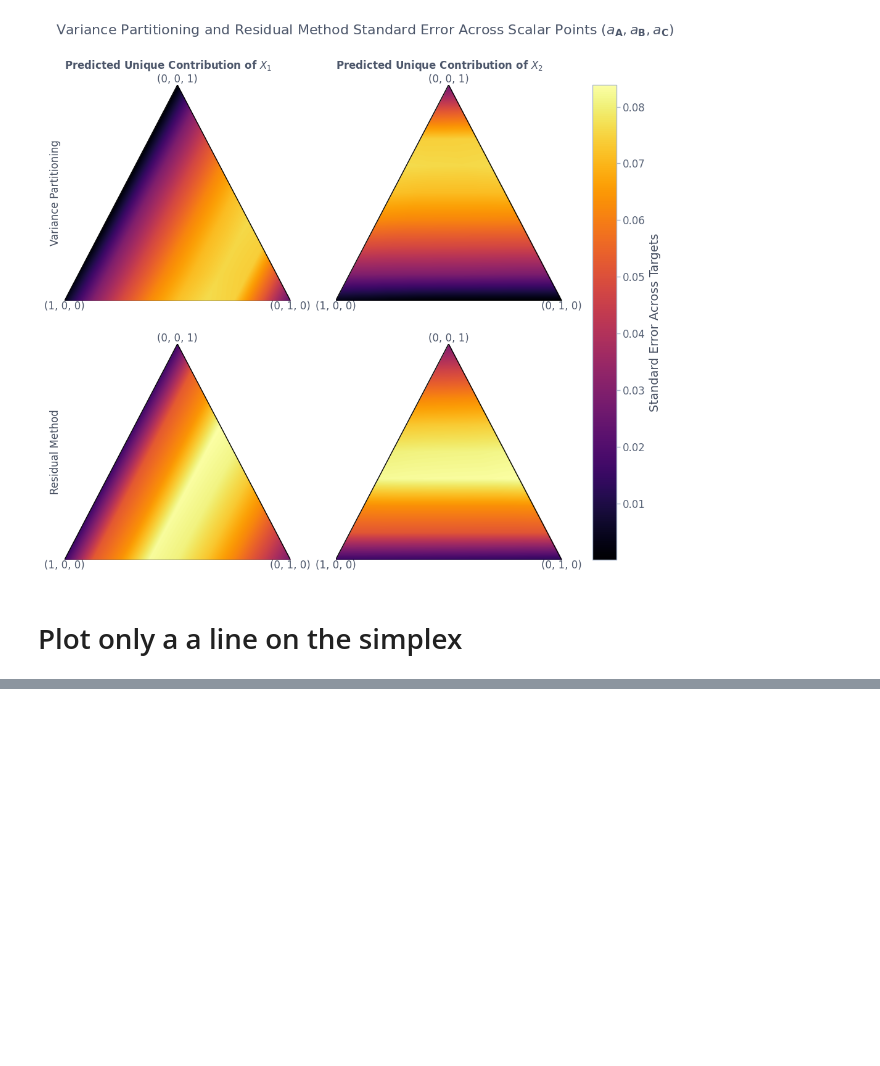
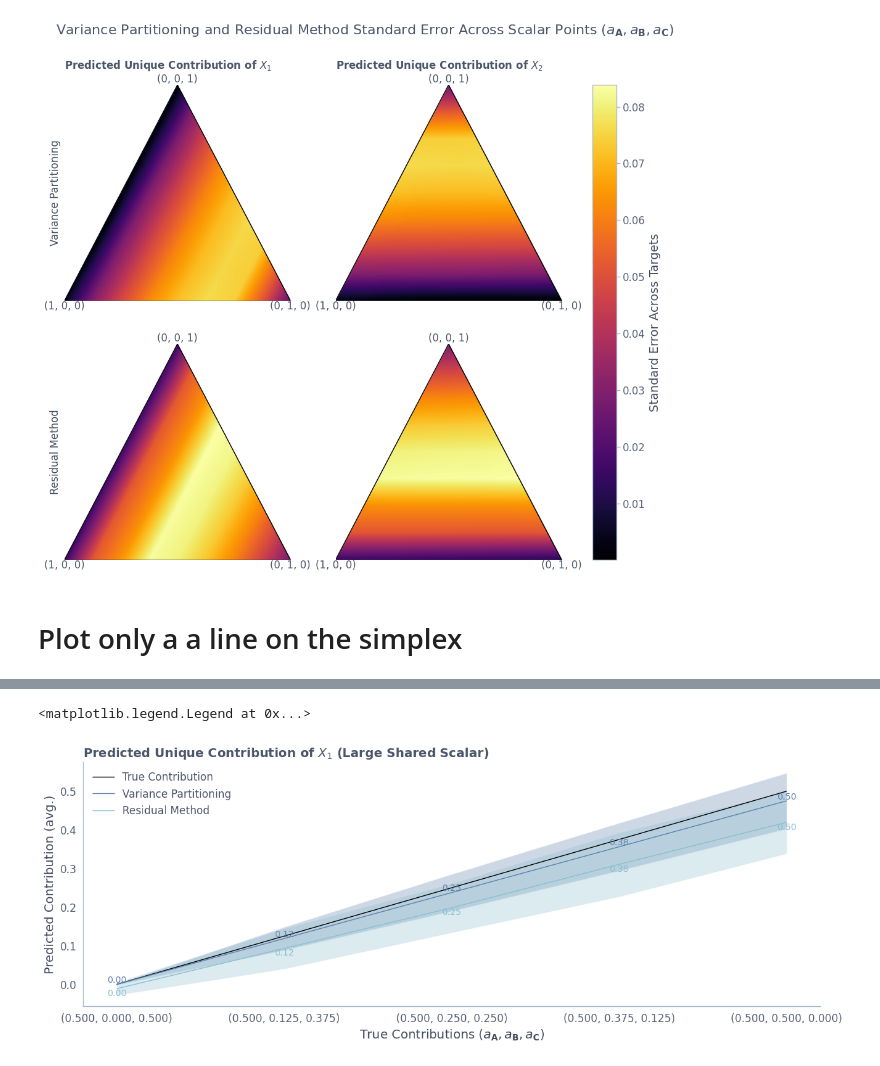
Before and after one commit to leo-schultheiss/compare_variance_residual, a Jupyter notebook: compare_variance_residual/plot_scalars_simplex.ipynb, the cells around one changed output, grey strips where cells are left out. Saved outputs shown, nothing was run; the diff lists cells and outputs as text; code cells hidden in the pictures; blank space fills up the shorter version.

Commit message:
plot standard deviation on simplex slice

```diff
--- a/compare_variance_residual/plot_scalars_simplex.ipynb
+++ b/compare_variance_residual/plot_scalars_simplex.ipynb
@@ -411,0 +410,8 @@ print(len(interp_points))
+# %%
+# extract scalars from paths
+interp_points = np.array(
+    [np.fromstring(path.replace("scores_[", "").replace("].csv", ""), dtype=float, count=3, sep=' ') for path in
+     filtered_paths]
+)
+interp_points = interp_points[interp_points[:, 1].argsort()]
+interp_points
@@ -512,11 +436,0 @@ skipping, already exists
-# %%
-vp_x1_mean_error_predicted = []
-rm_x1_mean_error_predicted = []
-
-for scalars in scalars_list:
-    scores = pd.read_csv(os.path.join(get_path(alphas, cv, n_samples, n_targets, noise_target), f"scores_{scalars}.csv"))
-    print("read scores for ", scalars)
-    vp_predicted = scores["vp_x1_unique_score"] - scalars[1]
-    rm_predicted = scores["rm_x1_unique_score"] - scalars[1]
-    vp_x1_mean_error_predicted.append(vp_predicted.mean())
-    rm_x1_mean_error_predicted.append(rm_predicted.mean())
@@ -561,0 +481,35 @@ Text(0.0, 1.05, 'Residual Method')
+# %%
+# create line plot following b_scalar
+fig, axs = plt.subplots(figsize=(3 * len(interp_points), 5))
+x = range(len(interp_points))
+
+# plot line for each point in edges
+plt.plot(x, interp_points[:, 1], label=f"True Contribution", color='black')
+
+# add xticks of points
+plt.xticks(x, [f"({x[0]:.3f}, {x[1]:.3f}, {x[2]:.3f})" for x in interp_points])
+
+# plot error
+plt.plot(x, vp['avg'], label="Variance Partitioning")
+plt.plot(x, rm['avg'], label="Residual Method")
+plt.fill_between(x, vp['lower_mse'], vp['upper_mse'], alpha=0.3)
+plt.fill_between(x, rm['lower_mse'], rm['upper_mse'], alpha=0.3)
+# plt.errorbar(x, vp_x1_mean_error_predicted, yerr=vp_x1_mse)
+# plt.errorbar(x, rm_x1_mean_error_predicted, yerr=rm_x1_mse)
+
+# Annotate each point for Variance Partitioning
+for i in x:
+    plt.text(i, vp['avg'][i], f"{vp['true_scores'][i]:.2f}", fontsize=10, ha='center',
+             va='bottom', color='C0')
+    plt.text(i, rm['avg'][i], f"{rm['true_scores'][i]:.2f}", fontsize=10, ha='center',
+             va='top', color='C1')
+
+# add labels
+plt.xlabel(r"True Contributions ($a_\mathbf{A}, a_\mathbf{B}, a_\mathbf{C}$)")
+plt.ylabel("Predicted Contribution (avg.)")
+plt.title(r"Predicted Unique Contribution of $X_1$ (Large Shared Scalar)")
+
+plt.legend()
+# %% [output]
+<matplotlib.legend.Legend at 0x...>
+[figure, added]
```
Also changed, not shown: parts of 19 cells of this notebook.
